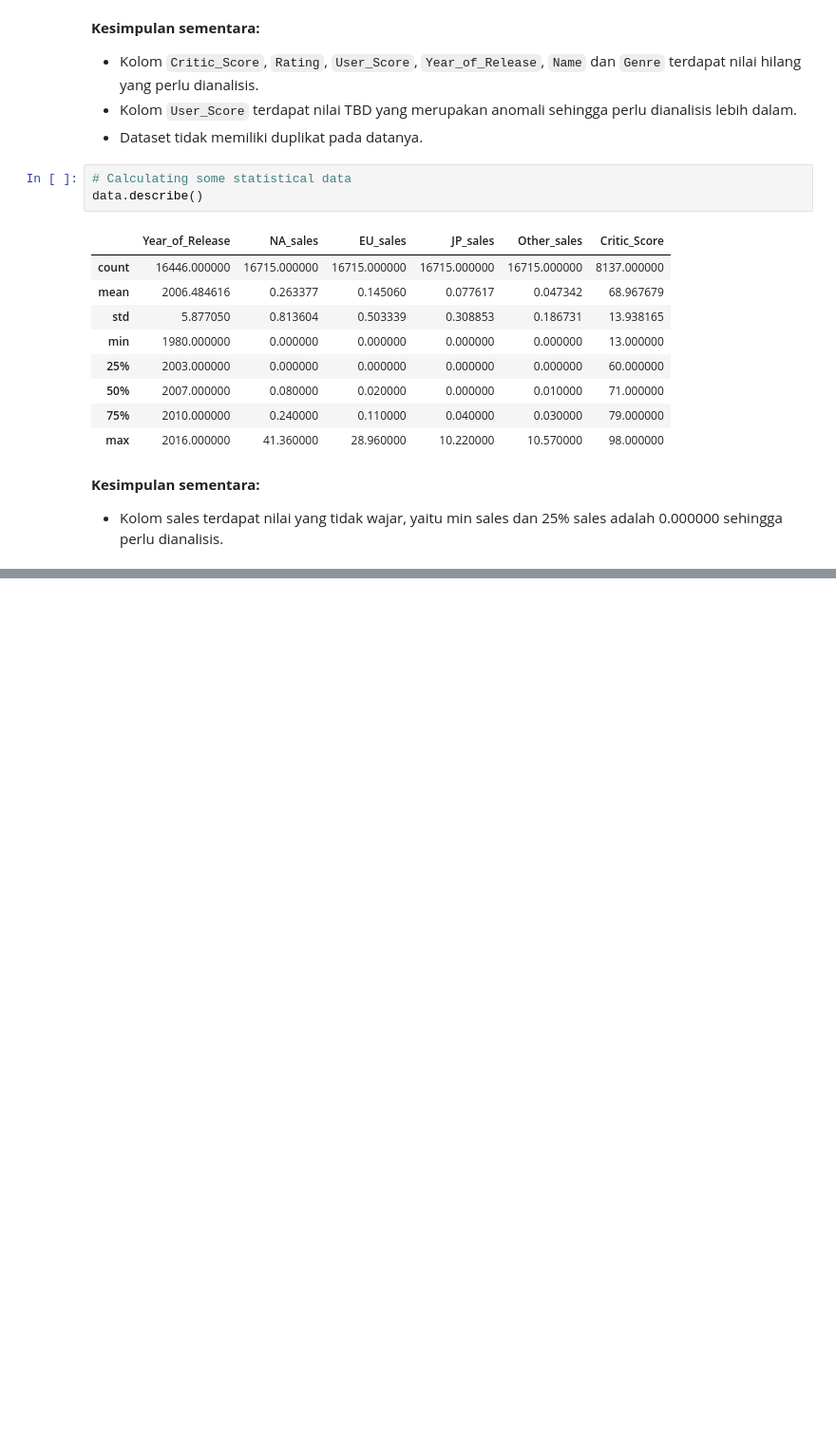
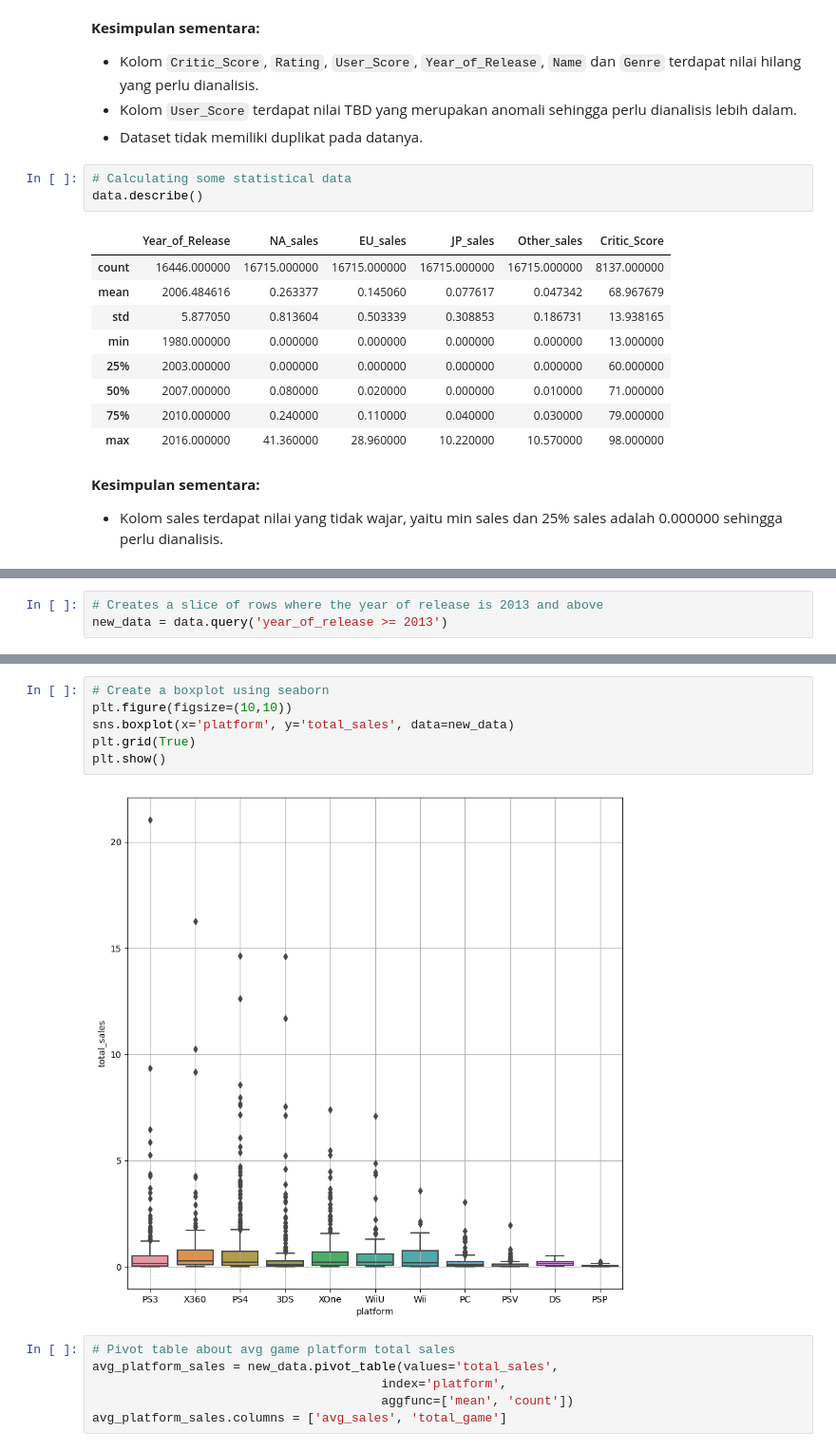
Before and after one commit to ShirotaT/DataAnalyst_Practicum, a Jupyter notebook: Project_5.games/Proyek5_GameBerpotensial.ipynb, the cells around one changed output, grey strips where cells are left out. Shown: that part at 95% size. Saved outputs shown, nothing was run; the diff lists cells and outputs as text; blank space fills up the shorter version.

```diff
--- a/Project_5.games/Proyek5_GameBerpotensial.ipynb
+++ b/Project_5.games/Proyek5_GameBerpotensial.ipynb
@@ -209,0 +705,3 @@ Setelah memeriksa data duplikat perlu memepertimbangkan data anomali berikut, ka
+# %%
+# Creates a slice of rows where the year of release is 2013 and above
+new_data = data.query('year_of_release >= 2013')
@@ -209,0 +733,14 @@ Setelah memeriksa data duplikat perlu memepertimbangkan data anomali berikut, ka
+# %%
+# Create a boxplot using seaborn
+plt.figure(figsize=(10,10))
+sns.boxplot(x='platform', y='total_sales', data=new_data)
+plt.grid(True)
+plt.show()
+# %% [output]
+[figure, added]
+# %%
+# Pivot table about avg game platform total sales
+avg_platform_sales = new_data.pivot_table(values='total_sales',
+                                       index='platform',
+                                       aggfunc=['mean', 'count'])
+avg_platform_sales.columns = ['avg_sales', 'total_game']
```
Also changed, not shown: parts of 73 cells of this notebook.
